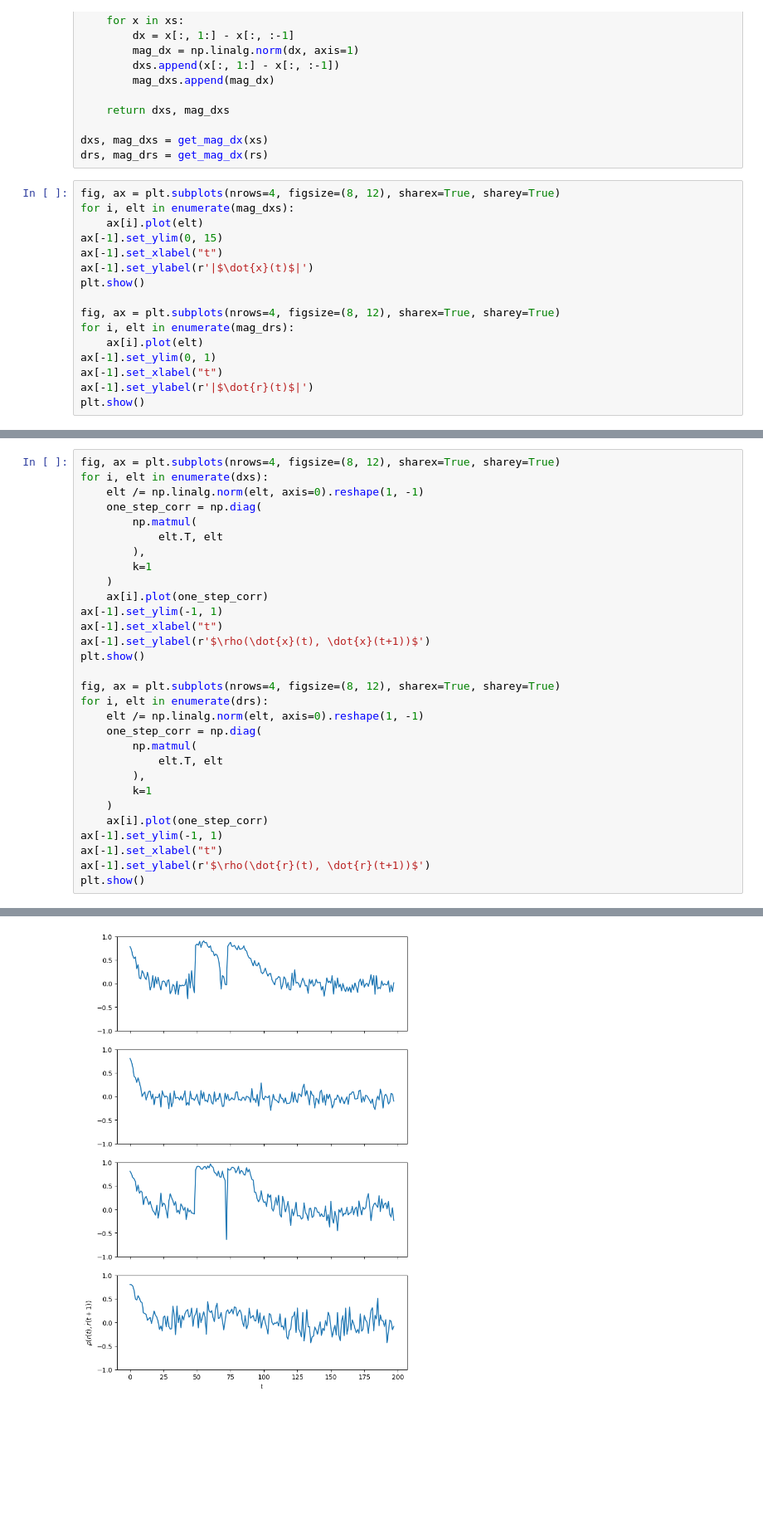
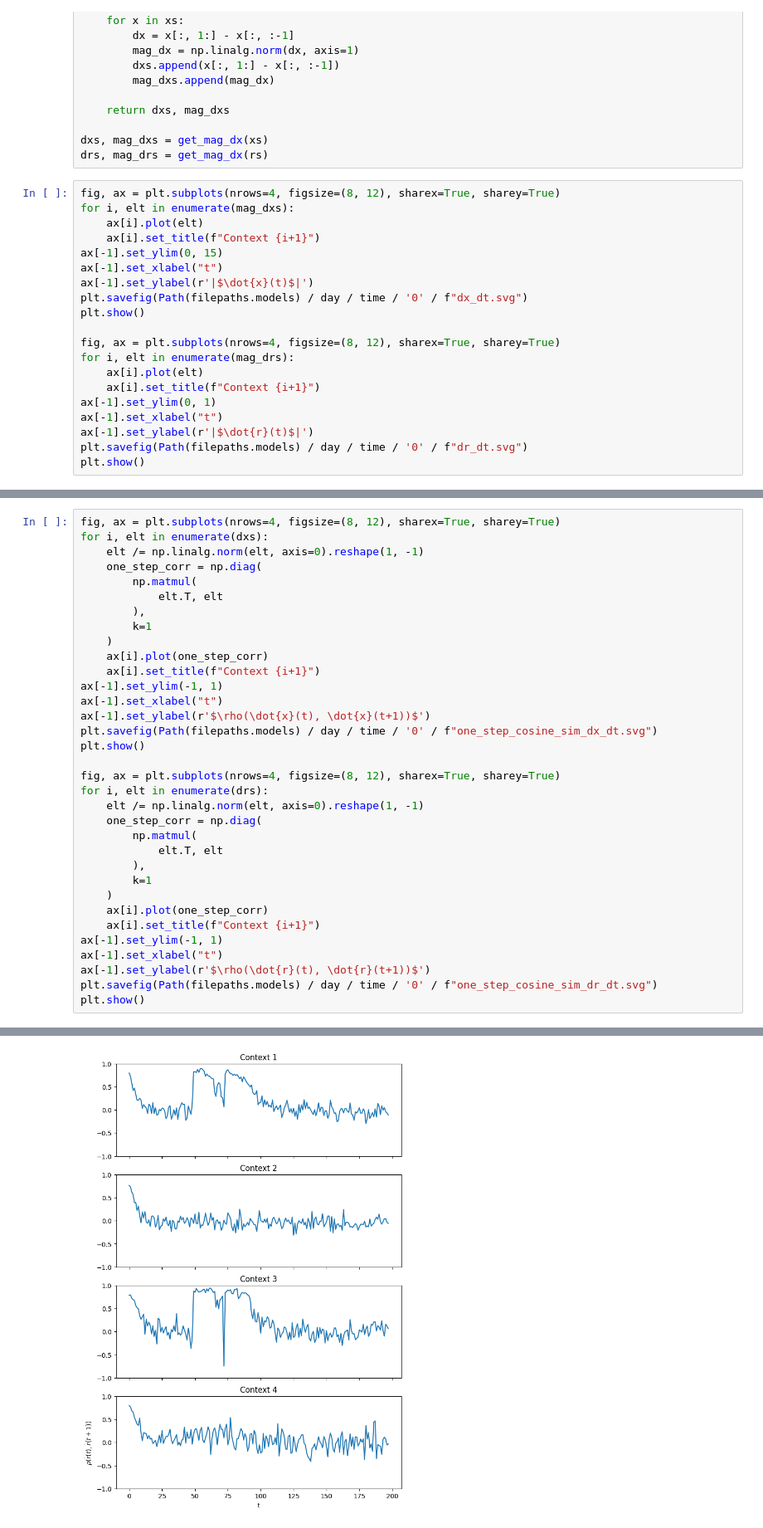
Before and after one commit to stefanpate/neuromod25, a Jupyter notebook: notebooks/examine_fps.ipynb, the cells around one changed output, grey strips where cells are left out. Shown: that part at 83% size. Saved outputs shown, nothing was run; the diff lists cells and outputs as text; blank space fills up the shorter version.

Commit message:
Minor additions to figures and edited methods paragraph

```diff
--- a/notebooks/examine_fps.ipynb
+++ b/notebooks/examine_fps.ipynb
@@ -83,16 +83,20 @@ drs, mag_drs = get_mag_dx(rs)
 fig, ax = plt.subplots(nrows=4, figsize=(8, 12), sharex=True, sharey=True)
 for i, elt in enumerate(mag_dxs):
     ax[i].plot(elt)
+    ax[i].set_title(f"Context {i+1}")
 ax[-1].set_ylim(0, 15)
 ax[-1].set_xlabel("t")
 ax[-1].set_ylabel(r'|$\dot{x}(t)$|')
+plt.savefig(Path(filepaths.models) / day / time / '0' / f"dx_dt.svg")
 plt.show()
 
 fig, ax = plt.subplots(nrows=4, figsize=(8, 12), sharex=True, sharey=True)
 for i, elt in enumerate(mag_drs):
     ax[i].plot(elt)
+    ax[i].set_title(f"Context {i+1}")
 ax[-1].set_ylim(0, 1)
 ax[-1].set_xlabel("t")
 ax[-1].set_ylabel(r'|$\dot{r}(t)$|')
+plt.savefig(Path(filepaths.models) / day / time / '0' / f"dr_dt.svg")
 plt.show()
 # %% [output]
@@ -109,9 +113,11 @@ for i, elt in enumerate(dxs):
         k=1
     )
     ax[i].plot(one_step_corr)
+    ax[i].set_title(f"Context {i+1}")
 ax[-1].set_ylim(-1, 1)
 ax[-1].set_xlabel("t")
 ax[-1].set_ylabel(r'$\rho(\dot{x}(t), \dot{x}(t+1))$')
+plt.savefig(Path(filepaths.models) / day / time / '0' / f"one_step_cosine_sim_dx_dt.svg")
 plt.show()
 
 fig, ax = plt.subplots(nrows=4, figsize=(8, 12), sharex=True, sharey=True)
@@ -124,8 +130,10 @@ for i, elt in enumerate(drs):
         k=1
     )
     ax[i].plot(one_step_corr)
+    ax[i].set_title(f"Context {i+1}")
 ax[-1].set_ylim(-1, 1)
 ax[-1].set_xlabel("t")
 ax[-1].set_ylabel(r'$\rho(\dot{r}(t), \dot{r}(t+1))$')
+plt.savefig(Path(filepaths.models) / day / time / '0' / f"one_step_cosine_sim_dr_dt.svg")
 plt.show()
 # %% [output]
@@ -133 +141 @@ plt.show()
-[figure, old version]
+[figure, new version]
```
Also changed, not shown: parts of 2 cells of this notebook, 5 other files.
